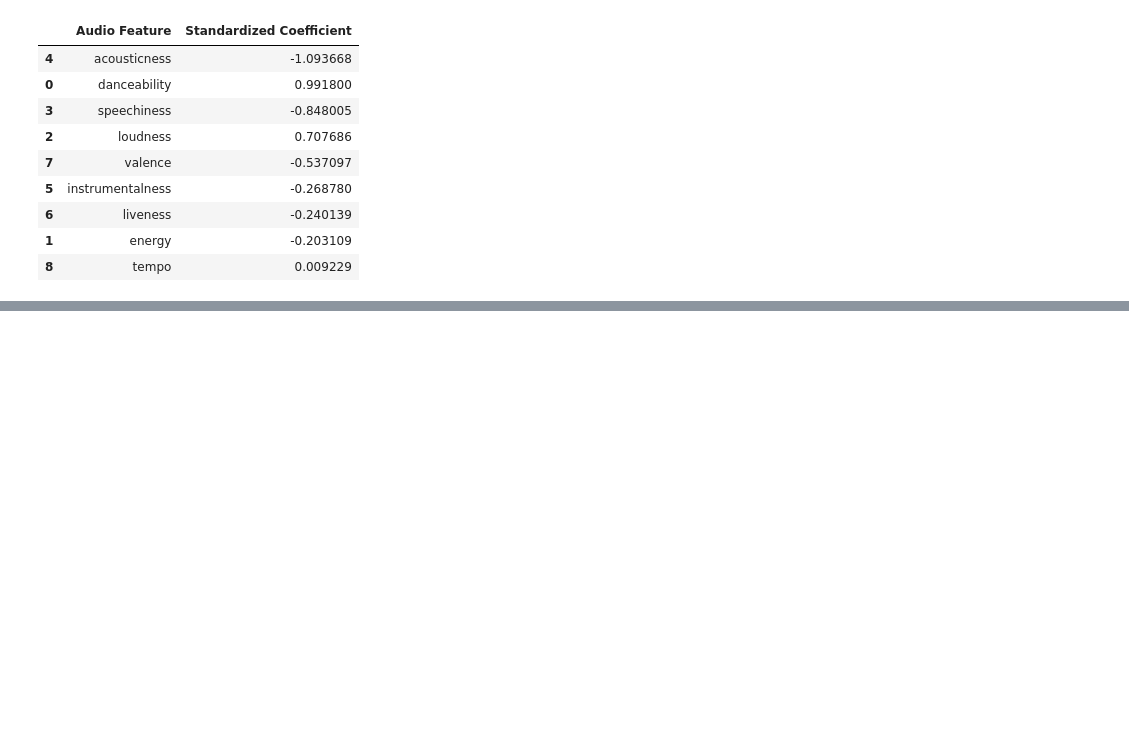
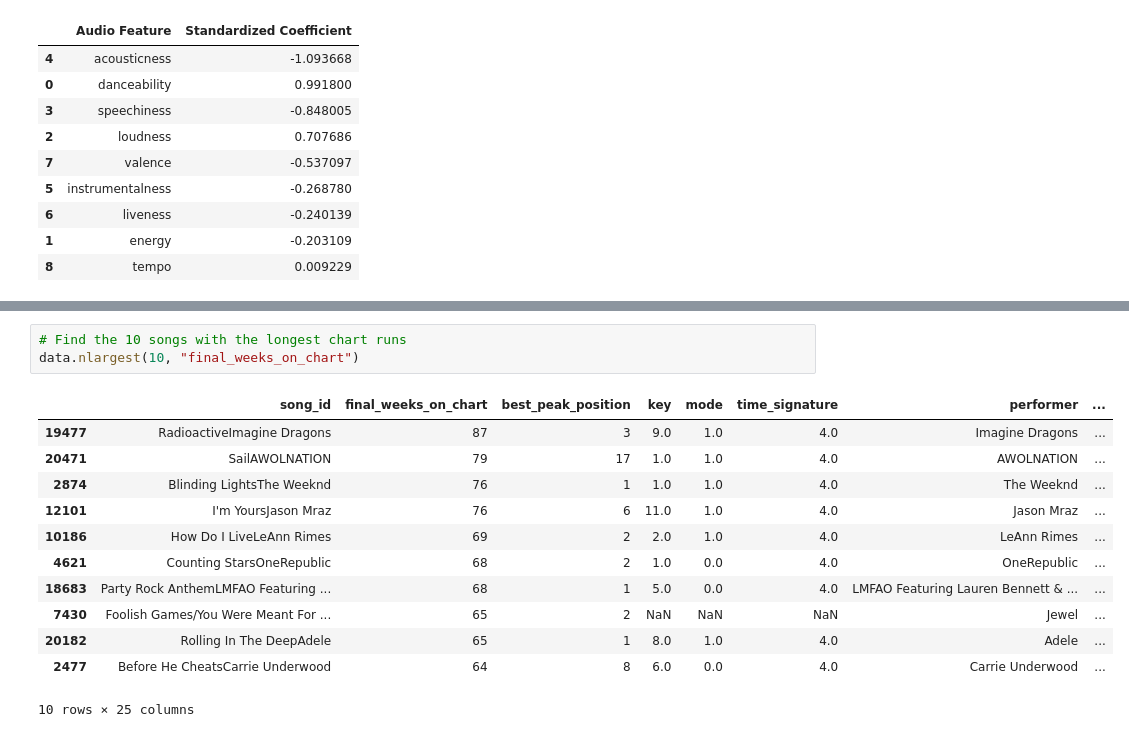
Before and after one commit to rheahalebeed/BA305-A3-Billboard-Spotify-Project, a Jupyter notebook: BA305ProjectCode.ipynb, the cells around one changed output, grey strips where cells are left out. Saved outputs shown, nothing was run; the diff lists cells and outputs as text; blank space fills up the shorter version.

```diff
--- a/BA305ProjectCode.ipynb
+++ b/BA305ProjectCode.ipynb
@@ -837,0 +871,16 @@ standardized_coefficients.sort_values(
+# %%
+# Find the 10 songs with the longest chart runs
+data.nlargest(10, "final_weeks_on_chart")
+# %% [output]
+|  | song_id | final_weeks_on_chart | best_peak_position | key | mode | time_signature | performer | ... |
+| 19477 | RadioactiveImagine Dragons | 87 | 3 | 9.0 | 1.0 | 4.0 | Imagine Dragons | ... |
+| 20471 | SailAWOLNATION | 79 | 17 | 1.0 | 1.0 | 4.0 | AWOLNATION | ... |
+| 2874 | Blinding LightsThe Weeknd | 76 | 1 | 1.0 | 1.0 | 4.0 | The Weeknd | ... |
+| 12101 | I'm YoursJason Mraz | 76 | 6 | 11.0 | 1.0 | 4.0 | Jason Mraz | ... |
+| 10186 | How Do I LiveLeAnn Rimes | 69 | 2 | 2.0 | 1.0 | 4.0 | LeAnn Rimes | ... |
+| 4621 | Counting StarsOneRepublic | 68 | 2 | 1.0 | 0.0 | 4.0 | OneRepublic | ... |
+| 18683 | Party Rock AnthemLMFAO Featuring ... | 68 | 1 | 5.0 | 0.0 | 4.0 | LMFAO Featuring Lauren Bennett & ... | ... |
+| 7430 | Foolish Games/You Were Meant For ... | 65 | 2 | NaN | NaN | NaN | Jewel | ... |
+| 20182 | Rolling In The DeepAdele | 65 | 1 | 8.0 | 1.0 | 4.0 | Adele | ... |
+| 2477 | Before He CheatsCarrie Underwood | 64 | 8 | 6.0 | 0.0 | 4.0 | Carrie Underwood | ... |
+10 rows × 25 columns
```
Also changed, not shown: parts of 18 cells of this notebook.
